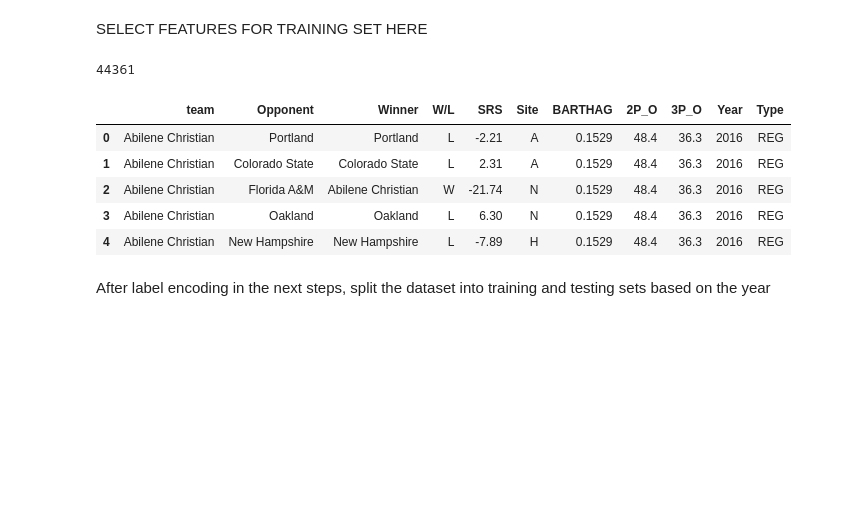
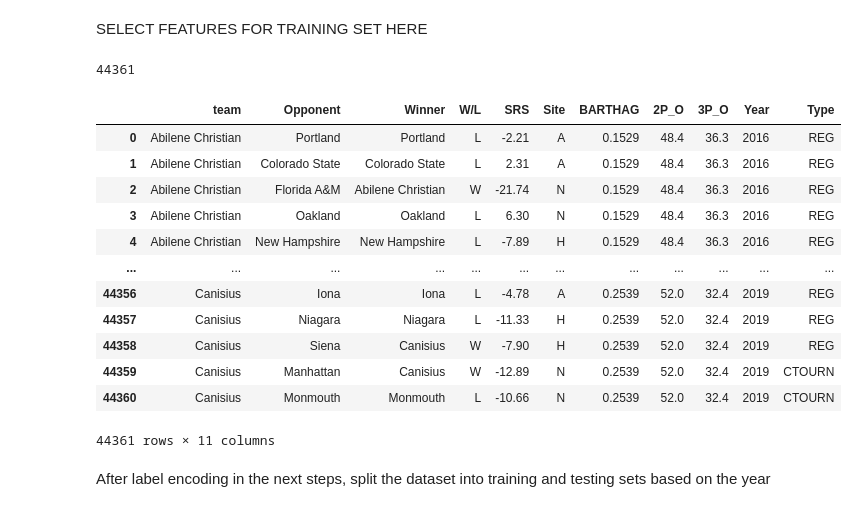
Before and after one commit to ktian9/svm-cs490, a Jupyter notebook: svm_notebook_v2.ipynb, the cells around one changed output. Saved outputs shown, nothing was run; the diff lists cells and outputs as text; code cells hidden in the pictures; blank space fills up the shorter version.

```diff
--- a/svm_notebook_v2.ipynb
+++ b/svm_notebook_v2.ipynb
@@ -108,20 +108,27 @@ SELECT FEATURES FOR TRAINING SET HERE
 # %%
 training_set = training_set[['team', 'Opponent', "Winner", "W/L", "SRS", 'Site',"BARTHAG" ,"2P_O", "3P_O" ,"Year", "Type"]]
 training_set = training_set.dropna() #SVM CANNOT BE TRAINED ON NA DATA
 
 print(len(training_set))
 training_set.head()
 training_set.reset_index(drop=True, inplace=True)
-
-training_set.head()
+save = training_set.copy()
+save
 # %% [output]
 44361
 |  | team | Opponent | Winner | W/L | SRS | Site | BARTHAG | 2P_O | 3P_O | Year | Type |
 | 0 | Abilene Christian | Portland | Portland | L | -2.21 | A | 0.1529 | 48.4 | 36.3 | 2016 | REG |
 | 1 | Abilene Christian | Colorado State | Colorado State | L | 2.31 | A | 0.1529 | 48.4 | 36.3 | 2016 | REG |
 | 2 | Abilene Christian | Florida A&M | Abilene Christian | W | -21.74 | N | 0.1529 | 48.4 | 36.3 | 2016 | REG |
 | 3 | Abilene Christian | Oakland | Oakland | L | 6.30 | N | 0.1529 | 48.4 | 36.3 | 2016 | REG |
 | 4 | Abilene Christian | New Hampshire | New Hampshire | L | -7.89 | H | 0.1529 | 48.4 | 36.3 | 2016 | REG |
+| ... | ... | ... | ... | ... | ... | ... | ... | ... | ... | ... | ... |
+| 44356 | Canisius | Iona | Iona | L | -4.78 | A | 0.2539 | 52.0 | 32.4 | 2019 | REG |
+| 44357 | Canisius | Niagara | Niagara | L | -11.33 | H | 0.2539 | 52.0 | 32.4 | 2019 | REG |
+| 44358 | Canisius | Siena | Canisius | W | -7.90 | H | 0.2539 | 52.0 | 32.4 | 2019 | REG |
+| 44359 | Canisius | Manhattan | Canisius | W | -12.89 | N | 0.2539 | 52.0 | 32.4 | 2019 | CTOURN |
+| 44360 | Canisius | Monmouth | Monmouth | L | -10.66 | N | 0.2539 | 52.0 | 32.4 | 2019 | CTOURN |
+44361 rows × 11 columns
 # %% [markdown]
 After label encoding in the next steps, split the dataset into training and testing sets based on the year
 # %%
```
Also changed, not shown: parts of 13 cells of this notebook.
